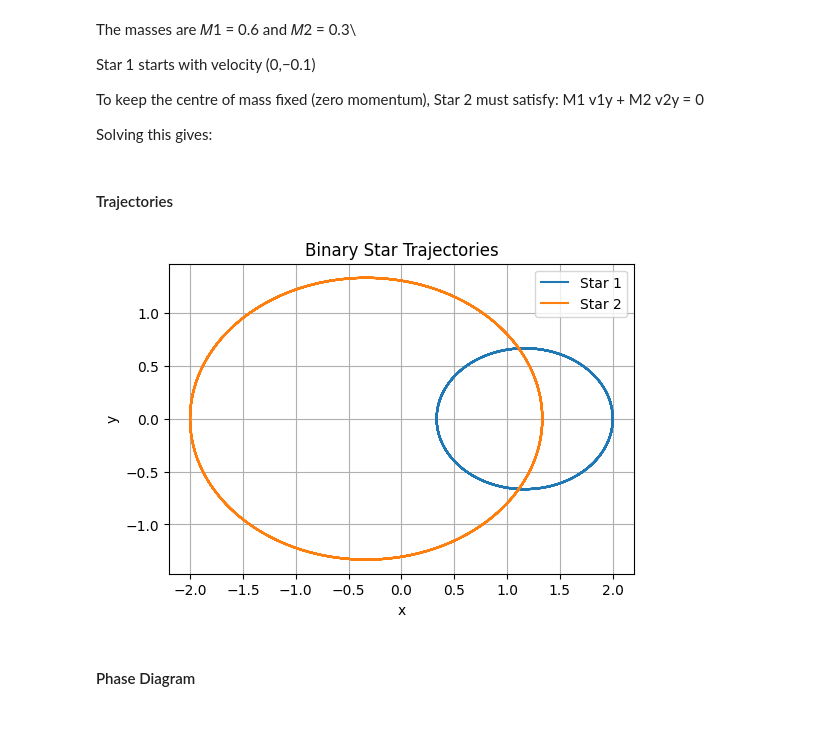
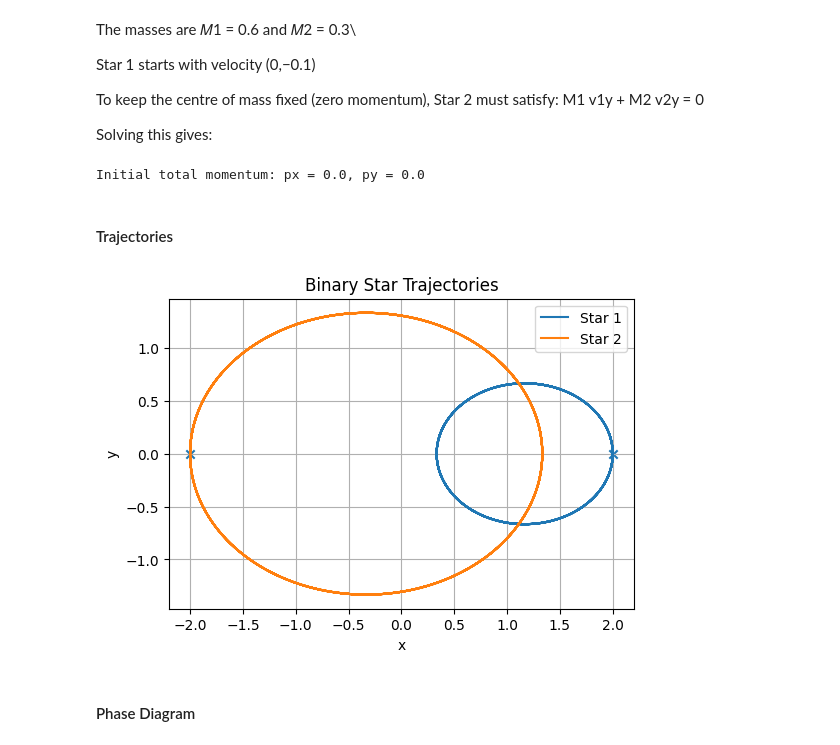
Before and after one commit to nakulpandit/TISC_Coursework, a Jupyter notebook: CourseWork_1/coursework1_soln.ipynb, the cells around one changed output. Cells and saved outputs as stored; diff of their text form; code cells hidden in the pictures.

```diff
--- a/CourseWork_1/coursework1_soln.ipynb
+++ b/CourseWork_1/coursework1_soln.ipynb
@@ -106,7 +125,7 @@ M1, M2 = 0.6, 0.3
 x1, y1 =  2.0, 0.0
 vx1, vy1 = 0.0, -0.1
 
-# Compute Star 2 velocity for zero total momentum
+# Computing Star 2 velocity for zero total momentum
 vy2 = -(M1 * vy1) / M2   # = 0.2
 
 x2, y2 = -2.0, 0.0
@@ -115,39 +134,49 @@ vx2 = 0.0
 star1 = Star(M1, x1, y1, vx1, vy1)
 star2 = Star(M2, x2, y2, vx2, vy2)
 
+# Binary Star System
 binary = StarSystem([star1, star2])
 
 # Initial state vector
-y0 = [
+y0 = np.array([
     star1.x, star1.y, star1.vx, star1.vy,
     star2.x, star2.y, star2.vx, star2.vy
-]
+], dtype=float)
+
+# quick test Initial momentum should not be zero
+px = star1.mass * star1.vx + star2.mass * star2.vx
+py = star1.mass * star1.vy + star2.mass * star2.vy
+assert abs(px) < 1e-12 and abs(py) < 1e-12, "Initial total momentum not zero"
+print(f"Initial total momentum: px = {px}, py = {py}")
 
 # Time span for integration
 t_span = (0, 200)
 t_eval = np.linspace(0, 200, 5000)
 
 sol = solve_ivp(binary.ode_rhs, t_span, y0, t_eval=t_eval, rtol=1e-9, atol=1e-12)
+# %% [output]
+Initial total momentum: px = 0.0, py = 0.0
 # %% [markdown]
 #### Trajectories
 # %%
 x1_vals = sol.y[0]
 y1_vals = sol.y[1]
 x2_vals = sol.y[4]
 y2_vals = sol.y[5]
 
 plt.figure(figsize=(6,6))
 plt.plot(x1_vals, y1_vals, label="Star 1")
 plt.plot(x2_vals, y2_vals, label="Star 2")
+plt.scatter([sol.y[0,0], sol.y[4,0]], [sol.y[1,0], sol.y[5,0]], marker='x')
 plt.legend()
 plt.xlabel("x")
 plt.ylabel("y")
 plt.title("Binary Star Trajectories")
 plt.gca().set_aspect('equal', 'box')
 plt.grid(True)
 plt.show()
 # %% [output]
-[figure, old version]
+[figure, new version]
 # %% [markdown]
 #### Phase Diagram
 # %%
```
Also changed, not shown: parts of 32 cells of this notebook, 5 other files.
